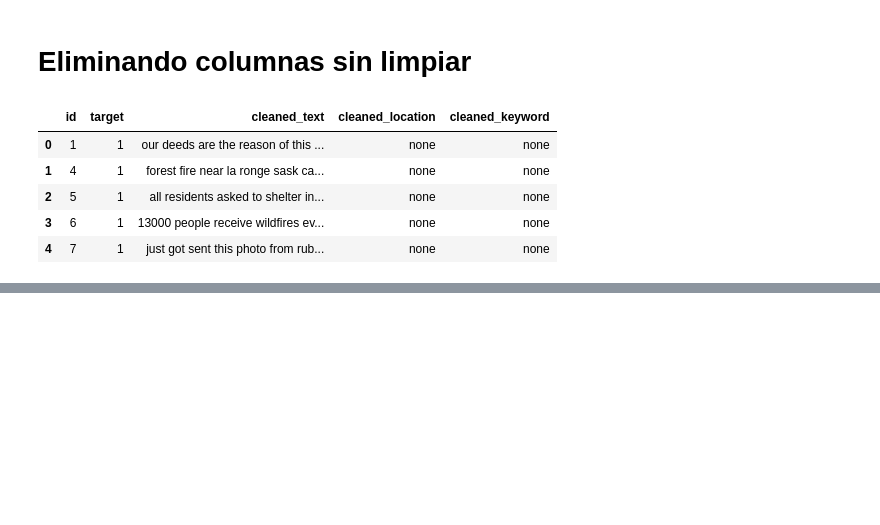
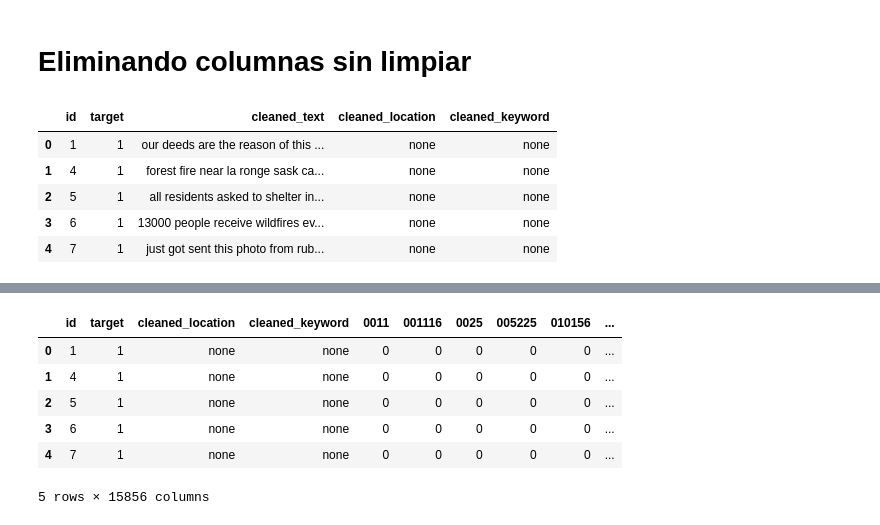
Before and after one commit to FrankRomeroT/H-bito, a Jupyter notebook: Dia 16/desastres_tweet.ipynb, the cells around one changed output, grey strips where cells are left out. Cells and saved outputs as stored; diff of their text form; code cells hidden in the pictures; blank space fills up the shorter version.

```diff
--- a/Dia 16/desastres_tweet.ipynb
+++ b/Dia 16/desastres_tweet.ipynb
@@ -467,3 +504,15 @@ x2.head()
+# %%
+x1.drop(columns=['cleaned_text'], inplace=True)
+# %%
+x1.head()
+# %% [output]
+|  | id | target | cleaned_location | cleaned_keyword | 0011 | 001116 | 0025 | 005225 | 010156 | ... |
+| 0 | 1 | 1 | none | none | 0 | 0 | 0 | 0 | 0 | ... |
+| 1 | 4 | 1 | none | none | 0 | 0 | 0 | 0 | 0 | ... |
+| 2 | 5 | 1 | none | none | 0 | 0 | 0 | 0 | 0 | ... |
+| 3 | 6 | 1 | none | none | 0 | 0 | 0 | 0 | 0 | ... |
+| 4 | 7 | 1 | none | none | 0 | 0 | 0 | 0 | 0 | ... |
+5 rows × 15856 columns
 # %%
 from sklearn.model_selection import train_test_split
 X = x1.drop(columns=['target'])
```
Also changed, not shown: parts of 21 cells of this notebook, 13 other files.
